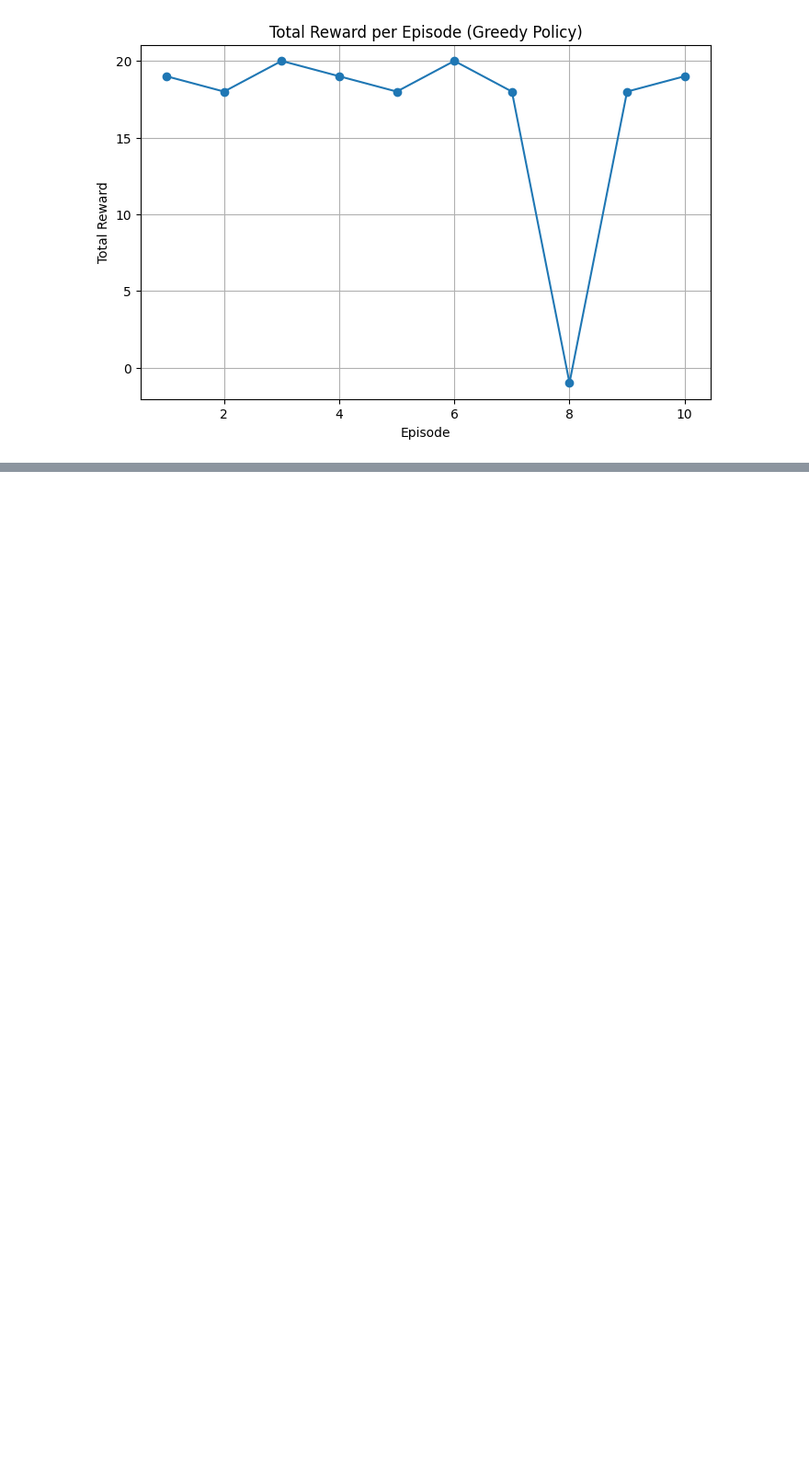
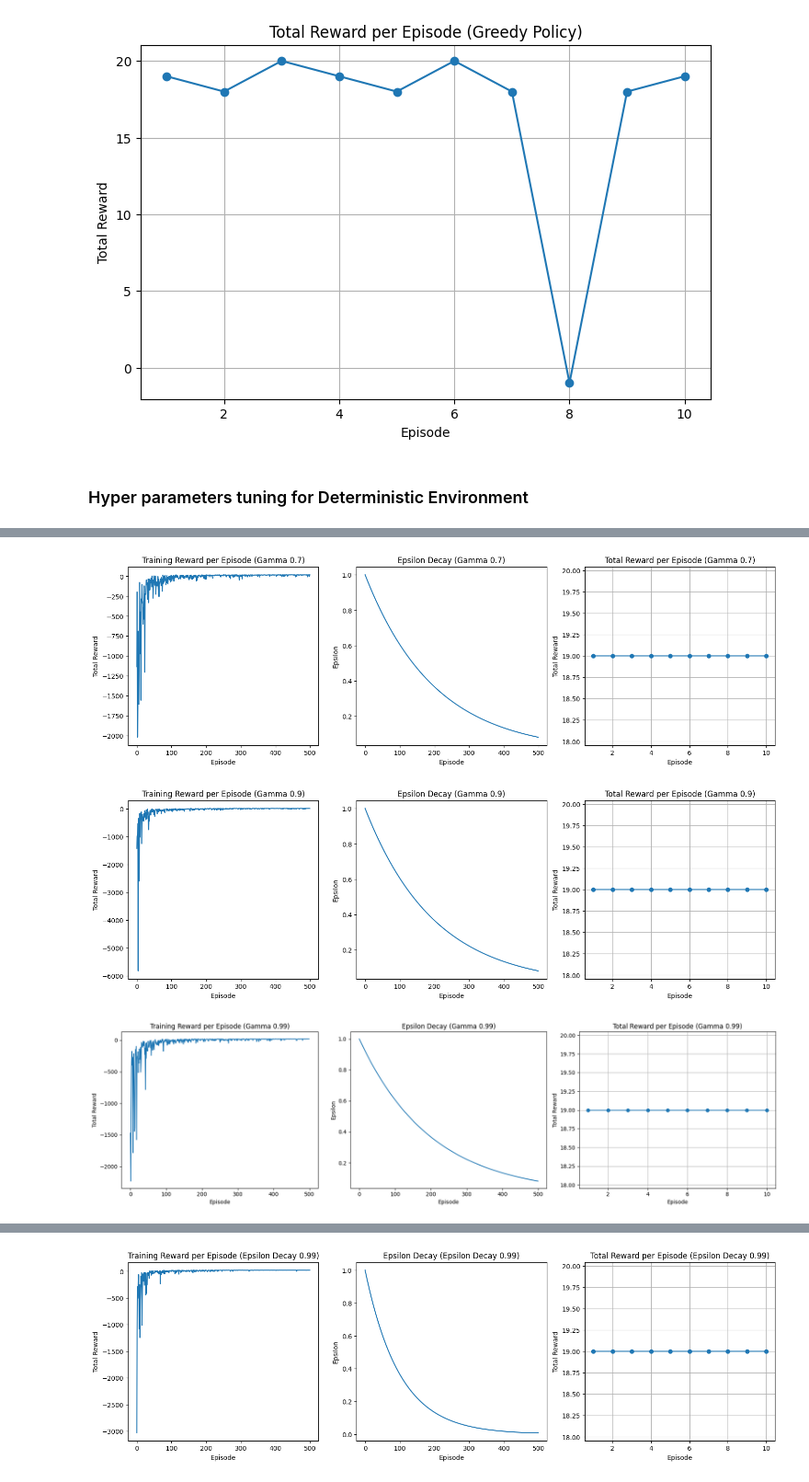
Before and after one commit to ruthvik-30/RL-A1-Defining-and-solving-RL-environments, a Jupyter notebook: part2.ipynb, the cells around one changed output, grey strips where cells are left out. Shown: that part at 92% size. Saved outputs shown, nothing was run; the diff lists cells and outputs as text; code cells hidden in the pictures; blank space fills up the shorter version.

Commit message:
Hyperparameter tuning for deterministic environment is done

```diff
--- a/part2.ipynb
+++ b/part2.ipynb
@@ -293,3 +293,68 @@ Initial Q-Table:
      18.80346873]]]]
 [figure]
 [figure]
+# %% [markdown]
+### Hyper parameters tuning for Deterministic Environment
+# %%
+env_deterministic = Env_3_Drone_Delivery(stochastic=False, multiple_deliveries=False)
+
+# Hyperparameter tuning - Discount factor (gamma)
+gamma_values = [0.7, 0.9, 0.99]
+gamma_results = {}
+
+for gamma in gamma_values:
+    q_table, rewards, epsilons = train_q_learning(env_deterministic, gamma=gamma)
+    eval_rewards = evaluate_q_learning(env_deterministic, q_table)
+    gamma_results[gamma] = eval_rewards
+    plt.figure(figsize=(18, 5))
+    plt.subplot(1, 3, 1)
+    plt.plot(rewards)
+    plt.xlabel("Episode")
+    plt.ylabel("Total Reward")
+    plt.title(f"Training Reward per Episode (Gamma {gamma})")
+
+    plt.subplot(1, 3, 2)
+    plt.plot(epsilons)
+    plt.xlabel("Episode")
+    plt.ylabel("Epsilon")
+    plt.title(f"Epsilon Decay (Gamma {gamma})")
+
+    plt.subplot(1, 3, 3)
+    plt.plot(range(1, 11), eval_rewards, marker='o', linestyle='-')
+    plt.xlabel("Episode")
+    plt.ylabel("Total Reward")
+    plt.title(f"Total Reward per Episode (Gamma {gamma})")
+    plt.grid(True)
+plt.tight_layout()
+plt.show()
+
+# Hyperparameter tuning - Epsilon decay
+epsilon_decay_values = [0.99, 0.995, 0.999]
+epsilon_results = {}
+
+for decay in epsilon_decay_values:
+    q_table, rewards, epsilons = train_q_learning(env_deterministic, epsilon_decay=decay)
+    eval_rewards = evaluate_q_learning(env_deterministic, q_table)
+    epsilon_results[decay] = eval_rewards
+    plt.figure(figsize=(18, 5))
+    plt.subplot(1, 3, 1)
+    plt.plot(rewards)
+    plt.xlabel("Episode")
+    plt.ylabel("Total Reward")
+    plt.title(f"Training Reward per Episode (Epsilon Decay {decay})")
+
+    plt.subplot(1, 3, 2)
+    plt.plot(epsilons)
+    plt.xlabel("Episode")
+    plt.ylabel("Epsilon")
+    plt.title(f"Epsilon Decay (Epsilon Decay {decay})")
+
+    plt.subplot(1, 3, 3)
+    plt.plot(range(1, 11), eval_rewards, marker='o', linestyle='-')
+    plt.xlabel("Episode")
+    plt.ylabel("Total Reward")
+    plt.title(f"Total Reward per Episode (Epsilon Decay {decay})")
+    plt.grid(True)
+plt.tight_layout()
+plt.show()
+# %% [output]
@@ -295,0 +378,3 @@ Initial Q-Table:
+[figure, added]
+[figure, added]
+[figure, added]
@@ -295,0 +398 @@ Initial Q-Table:
+[figure, added]
```
Also changed, not shown: parts of 1 cell of this notebook.
